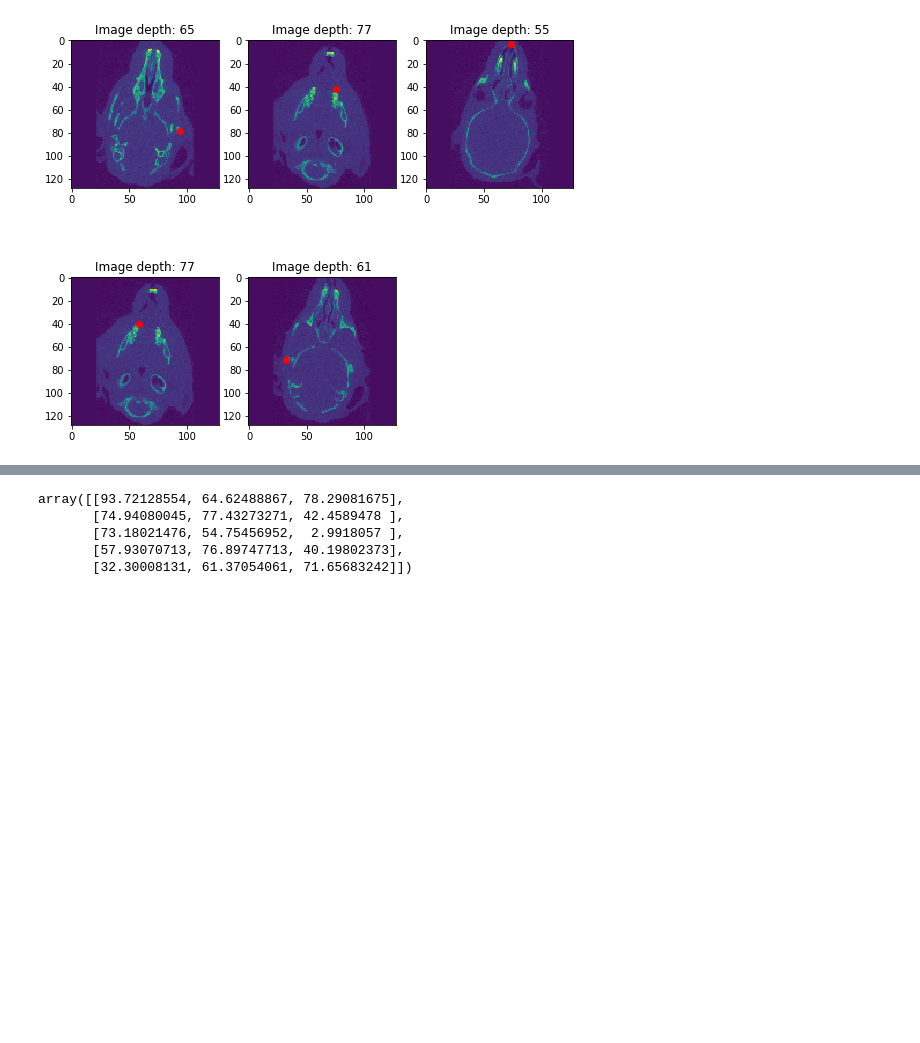
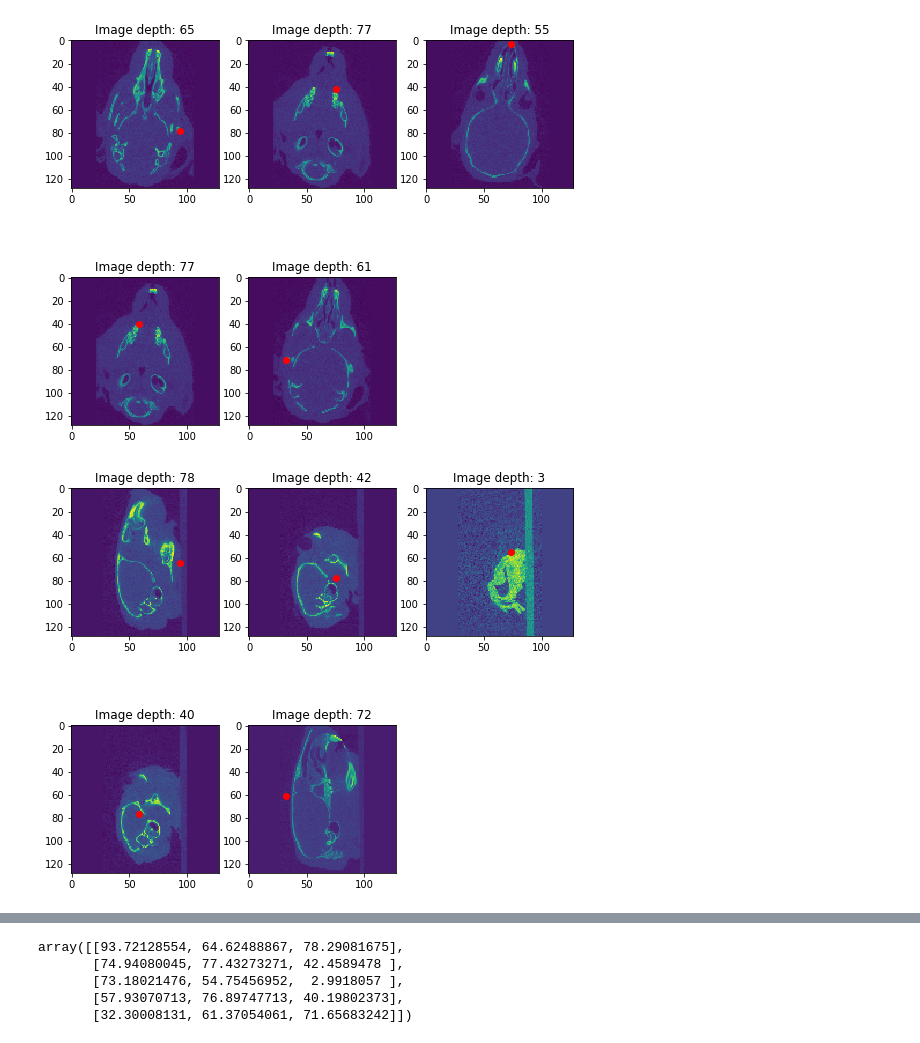
Before and after one commit to 3DLables/3DLabeler, a Jupyter notebook: EDATesting.ipynb, the cells around one changed output, grey strips where cells are left out. Saved outputs shown, nothing was run; the diff lists cells and outputs as text; code cells hidden in the pictures; blank space fills up the shorter version.

```diff
--- a/EDATesting.ipynb
+++ b/EDATesting.ipynb
@@ -21,3 +22,7 @@ img475.scale(128)
 mri_point_plot(img475.voxels, img475.point_positon)
 # %% [output]
 [figure]
+# %%
+mri_point_plot(img475.voxels, img475.point_positon, 2)
+# %% [output]
+[figure, added]
```
Also changed, not shown: parts of 10 cells of this notebook, 1 other file.
